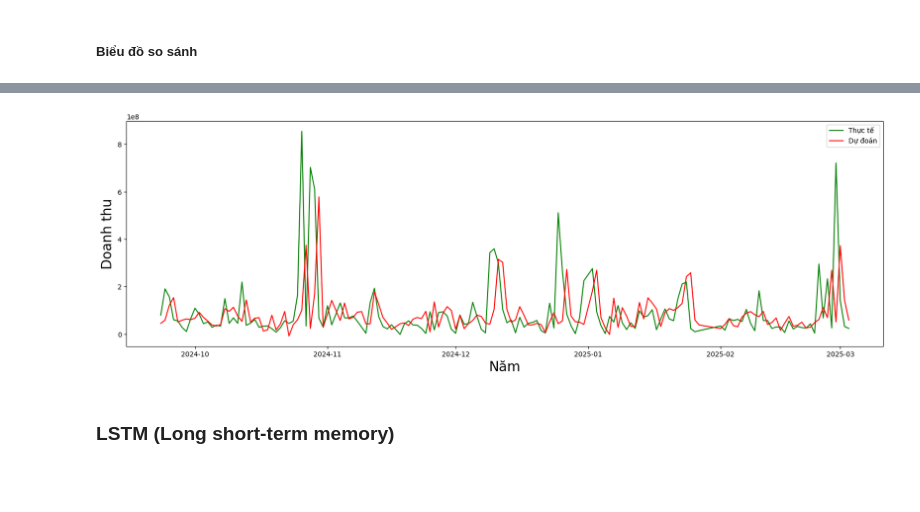
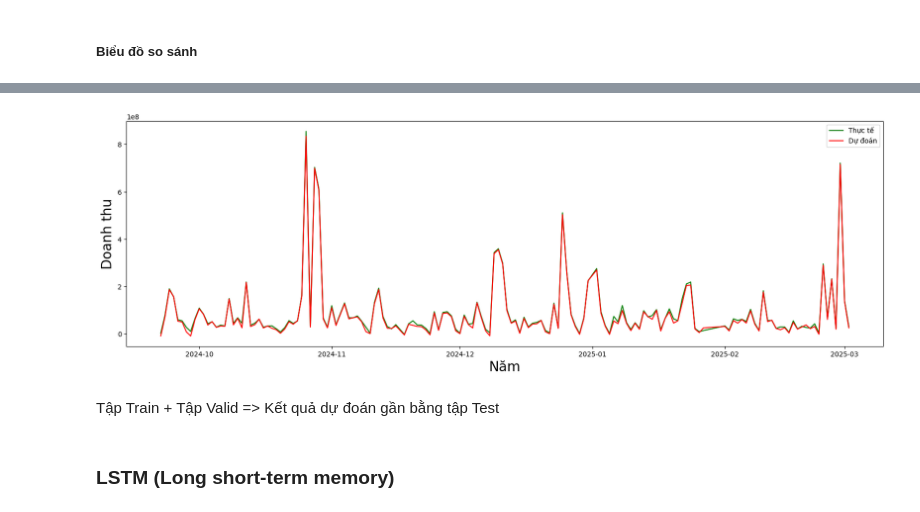
Before and after one commit to brerkl/sales-forecasting, a Jupyter notebook: project.ipynb, the cells around one changed output, grey strips where cells are left out. Cells and saved outputs as stored; diff of their text form; code cells hidden in the pictures; blank space fills up the shorter version.

Commit message:
added valid set for better results

```diff
--- a/project.ipynb
+++ b/project.ipynb
@@ -163,6 +167,9 @@ test_set_scaled = scaler.transform(test_set)
 X_train, y_train = train_set_scaled[:, 1:], train_set_scaled[:, 0:1]
 X_train = X_train.reshape(X_train.shape[0], 1, X_train.shape[1])
 
+X_valid, y_valid = valid_set_scaled[:, 1:], valid_set_scaled[:, 0:1]
+X_valid = X_valid.reshape(X_valid.shape[0], 1, X_valid.shape[1])
+
 X_test, y_test = test_set_scaled[:, 1:], test_set_scaled[:, 0:1]
 X_test = X_test.reshape(X_test.shape[0], 1, X_test.shape[1])
 # %% [markdown]
@@ -174,13 +181,13 @@ from xgboost import XGBRegressor
 
 
 def XGB_(loss, X_train, y_test, X_test):
-    model = XGBRegressor(objective=loss, n_estimators = 100, max_depth = 30, learning_rate = 0.1)
+    model = XGBRegressor(objective=loss, n_estimators = 100, max_depth = 30, learning_rate = 0.001)
 
     model.fit(np.reshape(X_train, (X_train.shape[0], X_train.shape[2])), y_train)
     y_pred = model.predict(np.reshape(X_test, (X_test.shape[0], X_test.shape[2])))
     return y_pred
 # %%
-xg_preds = XGB_('reg:absoluteerror', X_train, y_train, X_test)
+xg_preds = XGB_('reg:absoluteerror', X_train, y_train, X_valid)
 # %%
 xg_preds = xg_preds.reshape(xg_preds.shape[0], 1, 1)
 # %% [markdown]
@@ -213,7 +220,7 @@ def makeResult(inverseddata):
     act_sales = list(data[-test_size-1:].total_sales)
     for index in range(0,len(inverseddata)):
         result_dict = {}
-        result_dict['date'] = sales_dates[index+1]
+        result_dict['date'] = sales_dates[index] #sales_dates[index+1] # Cộng 1 để nhìn ra dữ liệu thực tế
 
         # Sự khác biệt/Chênh lệch được dự đoán + dữ liệu doanh thu ngày trước = dự đoán doanh thu ngày hiện tại
         result_dict['pred_value'] = int(inverseddata[index][0] + act_sales[index])
@@ -254,19 +235,21 @@ data_result.head()
 # %%
 data.reset_index(drop = True, inplace = True)
 data_result.reset_index(drop = True, inplace = True)
 
 # Kết hợp 2 bảng để đồ thị hóa tạo biểu đồ
 data_sales_pred = pd.merge(data, data_result,on='date',how='right')
 
 plt.figure(figsize=(20, 6))
-plt.plot(data_sales_pred['date'], data_sales_pred['total_sales'][len(data_sales_pred) - len(data_result): ], color='green')
+plt.plot(data_sales_pred['date'], data_sales_pred['total_sales'], color='green')
 plt.plot(data_sales_pred['date'], data_sales_pred['pred_value'], color='red')
 plt.xlabel('Năm', size=20)
 plt.ylabel('Doanh thu', size=20)
 plt.legend(['Thực tế', 'Dự đoán'],loc='upper right')
 plt.show()
 # %% [output]
-[figure, old version]
+[figure, new version]
+# %% [markdown]
+Tập Train + Tập Valid => Kết quả dự đoán gần bằng tập Test
 # %% [markdown]
 ### **LSTM (Long short-term memory)**
 # %%
```
Also changed, not shown: parts of 9 cells of this notebook.
